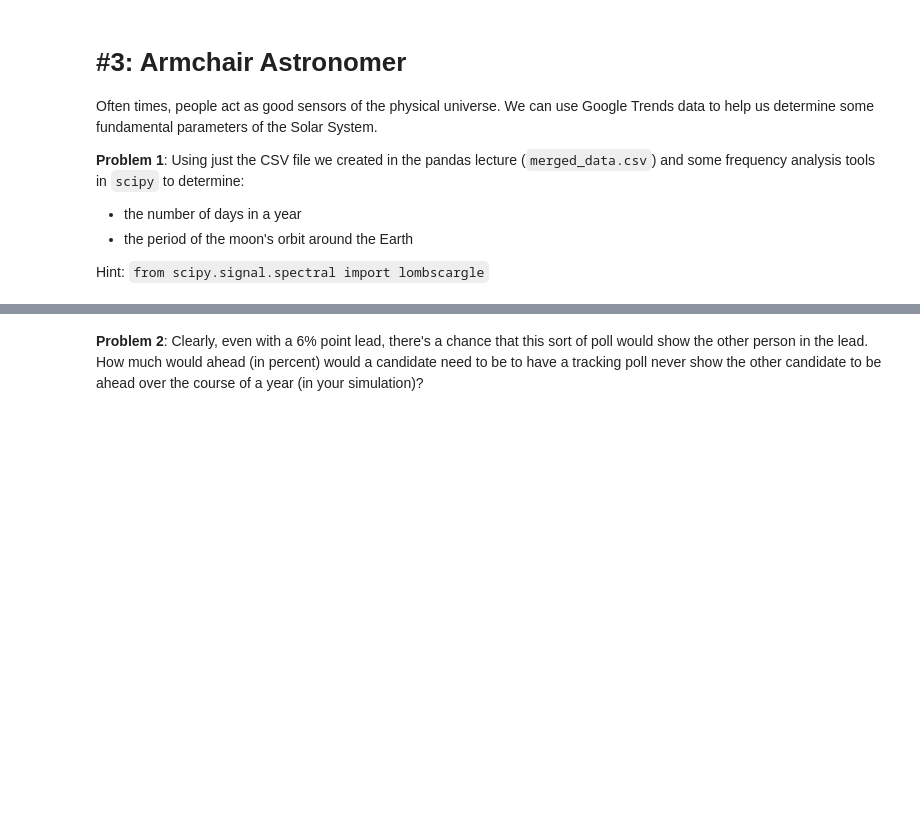
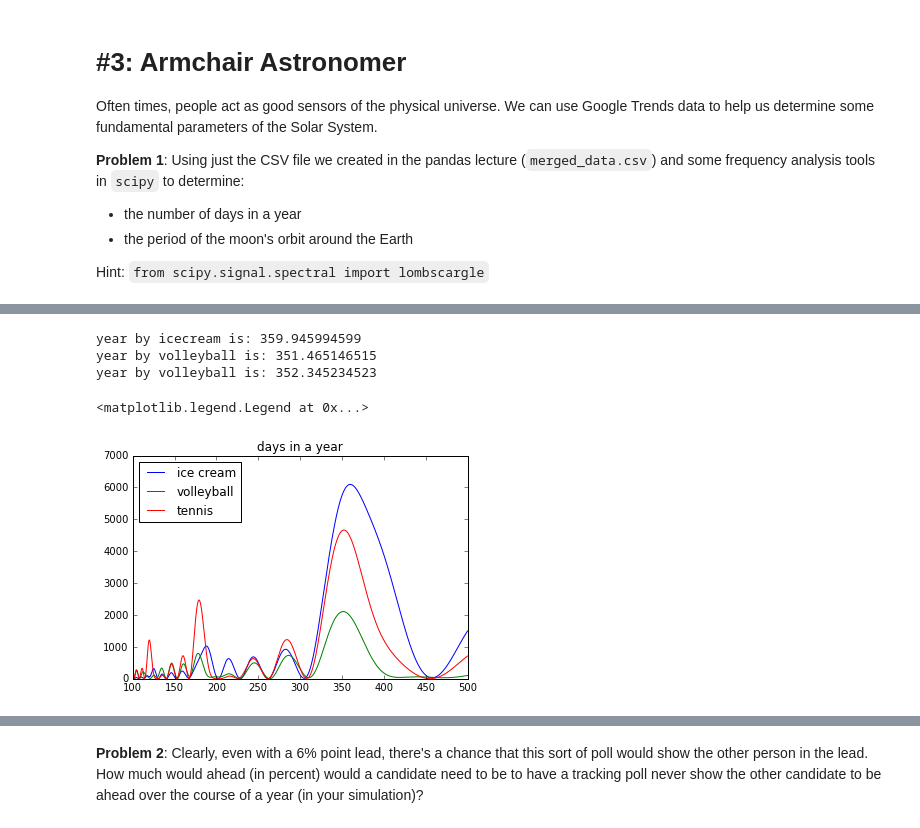
Before and after one commit to shimanluck/AY250-HW, a Jupyter notebook: hw_1/hw_1_assignment.ipynb, the cells around one changed output, grey strips where cells are left out. Cells and saved outputs as stored; diff of their text form; code cells hidden in the pictures; blank space fills up the shorter version.

```diff
--- a/hw_1/hw_1_assignment.ipynb
+++ b/hw_1/hw_1_assignment.ipynb
@@ -401,0 +432,7 @@ Hint: `from scipy.signal.spectral import lombscargle`
+# %%
+data = pd.read_csv('merged_data.csv')
+moon = np.array(data["full moon"])
+icecream = np.array(data["ice cream"])
+volleyball = np.array(data["Volleyball"])
+tennis = np.array(data["tennis"])
+data.head()
@@ -401,0 +446,28 @@ Hint: `from scipy.signal.spectral import lombscargle`
+# %%
+# calculate year by periodicity of icecream/volleyball/tennis
+
+day_to_seconds = 24 * 3600.0
+timesteps = np.arange(icecream.shape[0]) * day_to_seconds * 7
+periods = np.linspace(100 * day_to_seconds, 500 * day_to_seconds, 10000)
+ang_freq = 1.0/periods * 2 * pi
+
+periodogram_ic = lombscargle(timesteps.astype('float64'), icecream.astype('float64'), ang_freq)
+print("year by icecream is:", 1/(ang_freq[np.argmax(periodogram_ic)]/2/pi)/day_to_seconds)
+
+periodogram_vb = lombscargle(timesteps.astype('float64'), volleyball.astype('float64'), ang_freq)
+print("year by volleyball is:", 1/(ang_freq[np.argmax(periodogram_vb)]/2/pi)/day_to_seconds)
+
+periodogram_tn = lombscargle(timesteps.astype('float64'), tennis.astype('float64'), ang_freq)
+print("year by volleyball is:", 1/(ang_freq[np.argmax(periodogram_tn)]/2/pi)/day_to_seconds)
+
+plt.plot(periods/day_to_seconds, periodogram_ic, label = "ice cream")
+plt.plot(periods/day_to_seconds, periodogram_vb, label = "volleyball")
+plt.plot(periods/day_to_seconds, periodogram_tn, label = "tennis")
+plt.title("days in a year")
+plt.legend(loc = 2)
+# %% [output]
+year by icecream is: 359.945994599
+year by volleyball is: 351.465146515
+year by volleyball is: 352.345234523
+<matplotlib.legend.Legend at 0x...>
+[figure, added]
```
Also changed, not shown: parts of 8 cells of this notebook.
